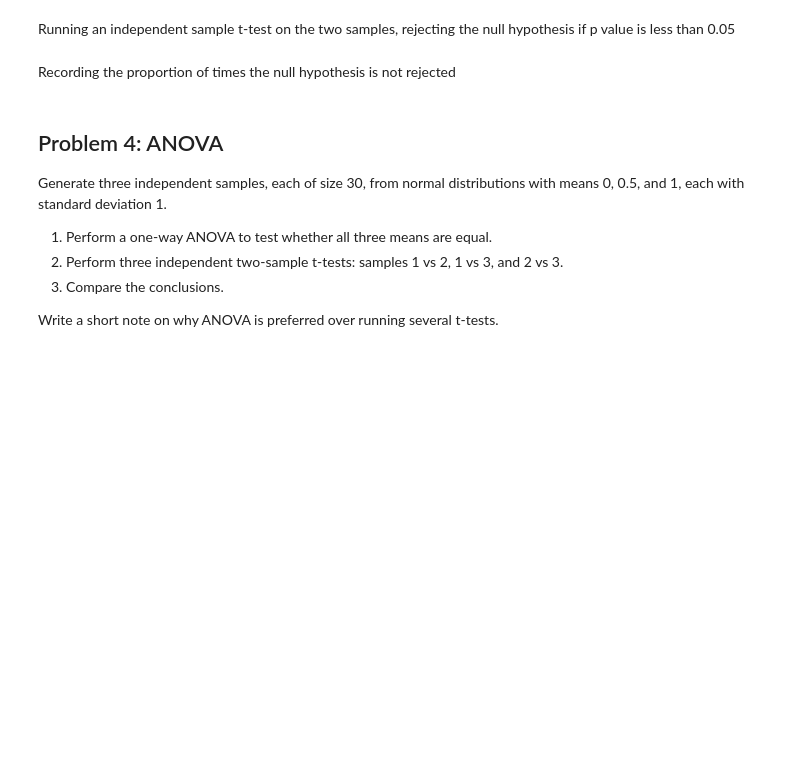
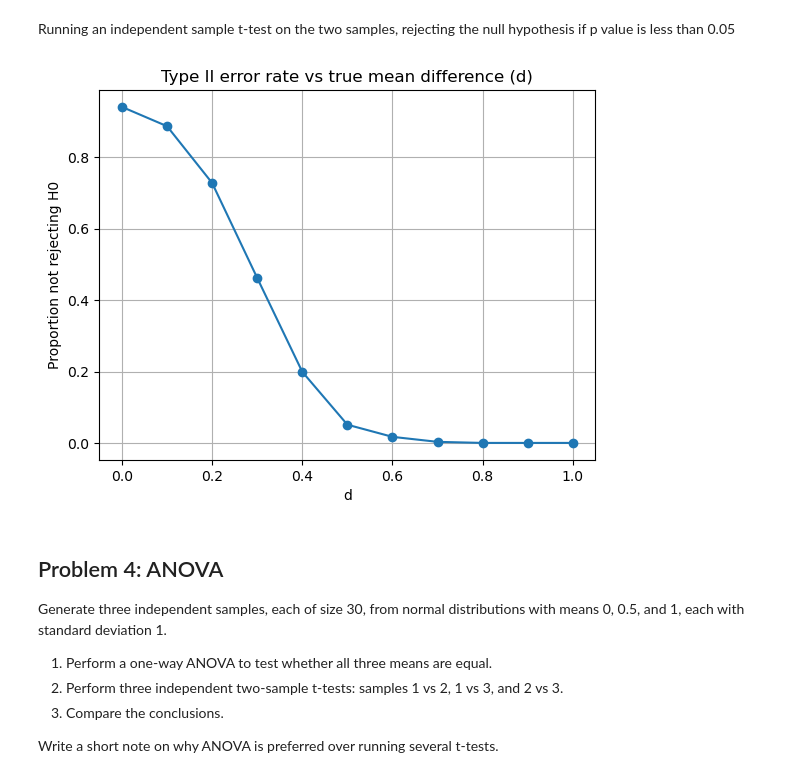
Before and after one commit to Ange-Dvs/applied-statistics, a Jupyter notebook: problems.ipynb, the cells around one changed output. Saved outputs shown, nothing was run; the diff lists cells and outputs as text; code cells hidden in the pictures; blank space fills up the shorter version.

Commit message:
Adding loop to iterate over the d values and plotting them

```diff
--- a/problems.ipynb
+++ b/problems.ipynb
@@ -580,11 +580,12 @@ Plot this proportion against d, and explain how the type II error rate changes a
 ### Creating two samples sizes of 100
 # %%
 # Setting parameters for the two samples
-d = 0.1
+d_values = [0, 0.1, 0.2, 0.3, 0.4, 0.5, 0.6, 0.7, 0.8, 0.9, 1.0]
 n=100
 no_of_runs = 1000
+no_reject = 0
 
-sample1 = np.random.normal(0, 1, n)
-sample2 = np.random.normal(d, 1, n)
+# List to store the proportions for each d
+type2_rates = []
 # %% [markdown]
 Running an independent sample t-test on the two samples, rejecting the null hypothesis if p value is less than 0.05
@@ -597,2 +591,0 @@ reject_H0 = p_value < 0.05
-# %% [markdown]
-Recording the proportion of times the null hypothesis is not rejected
@@ -602,3 +592,37 @@ no_rejects = not reject_H0
+# %%
+# Looping over every d value
+for d in d_values:
+    no_reject = 0  # resetting counter for each d
+
+    # Running the simulation 1000 times
+    for _ in range(no_of_runs):
+
+        # 100 samples from N(0,1)
+        sample1 = np.random.normal(0.0, 1.0, n)
+
+        # 100 samples from N(d,1)
+        sample2 = np.random.normal(d, 1.0, n)
+
+        # Independent samples t-test
+        t_stat, p_value = stats.ttest_ind(sample1, sample2)
+
+        # Rejecting H0 if p < 0.05
+        reject_H0 = p_value < 0.05
+
+        # Counting when we do NOT reject H0
+        if not reject_H0:
+            no_reject += 1
+    # Recording the proportion of times the null hypothesis is not rejected
+    type2_rate = no_reject / no_of_runs
+    type2_rates.append(type2_rate)
+# %%
+plt.plot(d_values, type2_rates, marker='o')
+plt.xlabel('d')
+plt.ylabel('Proportion not rejecting H0')
+plt.title('Type II error rate vs true mean difference (d)')
+plt.grid(True)
+# %% [output]
+[figure, added]
 # %% [markdown]
 ## Problem 4: ANOVA
 Generate three independent samples, each of size 30, from normal distributions with means 0, 0.5, and 1, each with standard deviation 1.
```
Also changed, not shown: parts of 2 cells of this notebook.
